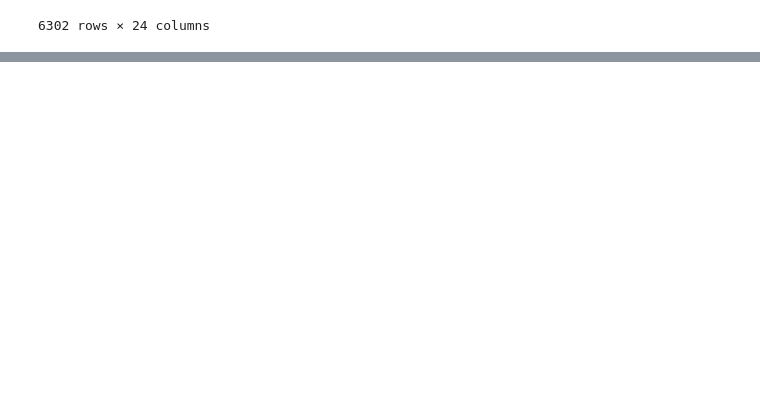
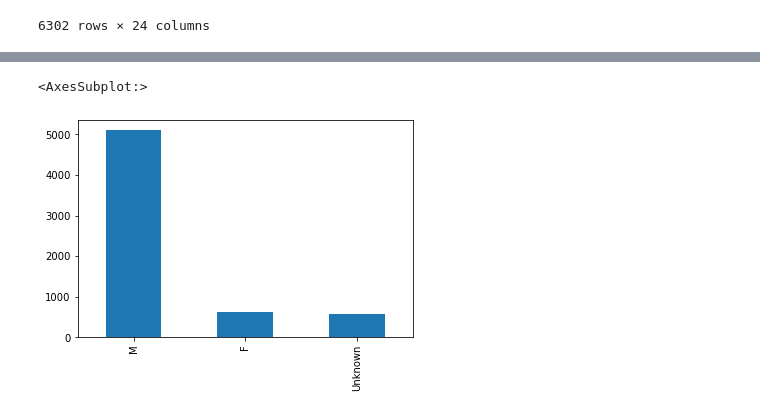
Before and after one commit to Ironhack-Data-Madrid-Abril-2021/Proyecto_TL, a Jupyter notebook: Playground.ipynb, the cells around one changed output, grey strips where cells are left out. Drawn from its saved outputs; the diff is of its cells as text; code cells hidden in the pictures; blank space fills up the shorter version.

```diff
--- a/Playground.ipynb
+++ b/Playground.ipynb
@@ -661,0 +682,5 @@ df
+# %%
+df['Sex'].value_counts().plot.bar()
+# %% [output]
+<AxesSubplot:>
+[figure, added]
```
Also changed, not shown: parts of 5 cells of this notebook, 5 other files.
